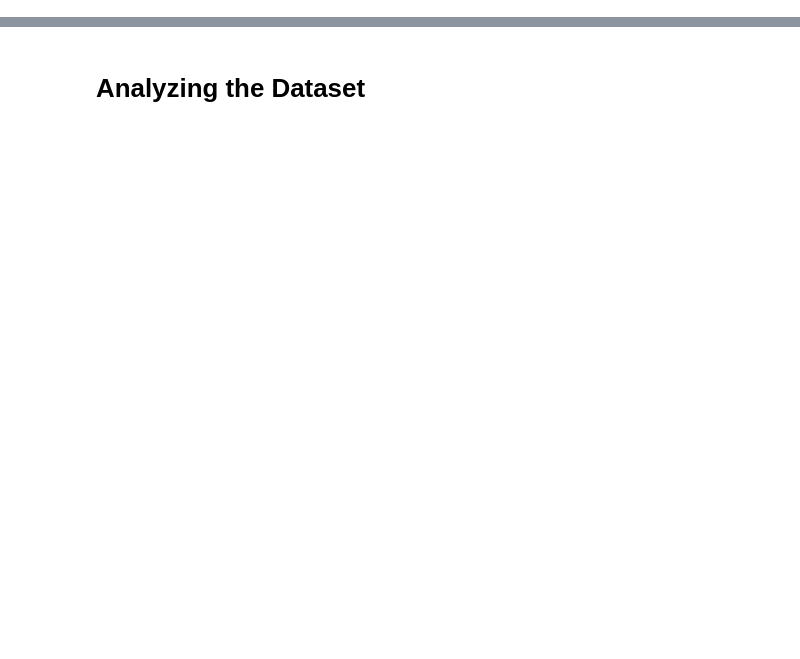
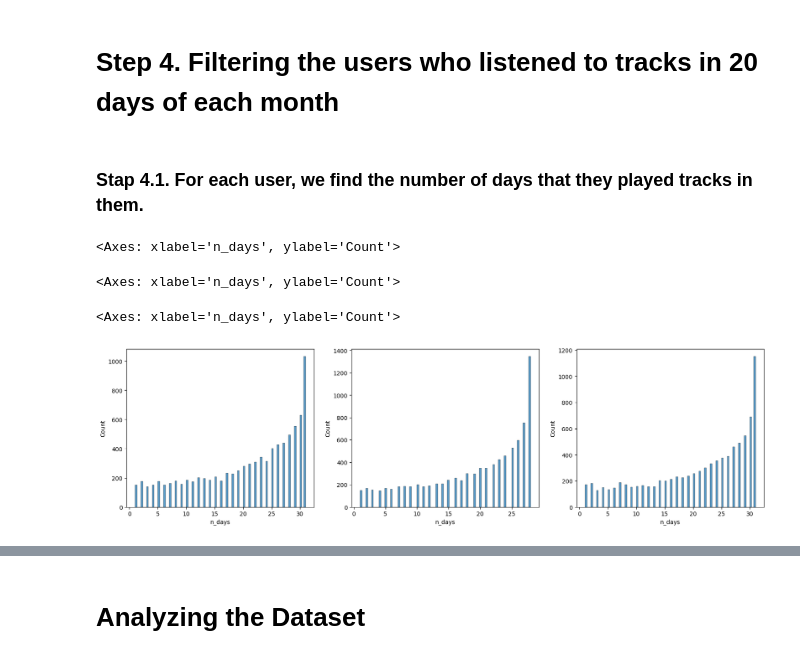
Before and after one commit to yeganegi-reza/Calibration, a Jupyter notebook: EDA/fm_2b.ipynb, the cells around one changed output, grey strips where cells are left out. Saved outputs shown, nothing was run; the diff lists cells and outputs as text; code cells hidden in the pictures; blank space fills up the shorter version.

```diff
--- a/EDA/fm_2b.ipynb
+++ b/EDA/fm_2b.ipynb
@@ -323,0 +276,14 @@ sub_inter_2019_2020.to_parquet("../artifacts/data_ingestion/lfm_2b/filter/sample
+# %%
+import sys
+import os
+import pandas as pd
+import seaborn as sns
+
+user_count_dic = {}
+for user_id in user_dic_2019.keys():
+    user_count_dic[user_id] = len(user_dic_2019[user_id])
+
+user_count_df = pd.DataFrame(zip(user_count_dic.keys(), user_count_dic.values()), columns=["user_id", "n_days"])
+display(user_count_df.head())
+print(len(user_count_df["user_id"].unique()))
+sns.histplot(user_count_df, x="n_days", bins=90)
@@ -323,0 +332,2 @@ sub_inter_2019_2020.to_parquet("../artifacts/data_ingestion/lfm_2b/filter/sample
+# %% [markdown]
+# Step 4. Filtering the users who listened to tracks in 20 days of each month
@@ -323,0 +357,35 @@ sub_inter_2019_2020.to_parquet("../artifacts/data_ingestion/lfm_2b/filter/sample
+# %% [markdown]
+### Stap 4.1. For each user, we find the number of days that they played tracks in them.
+# %%
+first_month_date = pd.to_datetime("2019-01-01 00:00:00")
+second_month_date = pd.to_datetime("2019-02-01 00:00:00")
+third_month_date = pd.to_datetime("2019-03-01 00:00:00")
+
+all_three_month_data = pd.read_parquet("../artifacts/data_ingestion/lfm_2b/filter/all_data_filtered_1.parquet")
+
+mask = (all_three_month_data.timestamp >= first_month_date) & (all_three_month_data.timestamp < second_month_date)
+month_1 = all_three_month_data[mask].copy()
+
+mask = (all_three_month_data.timestamp >= second_month_date) & (all_three_month_data.timestamp < third_month_date)
+month_2 = all_three_month_data[mask].copy()
+
+mask = (all_three_month_data.timestamp >= third_month_date)
+month_3 = all_three_month_data[mask].copy()
+
+user_count_df_1 = get_n_play_days_of_users(month_1)
+user_count_df_2 = get_n_play_days_of_users(month_2)
+user_count_df_3 = get_n_play_days_of_users(month_3)
+# %%
+import matplotlib.pyplot as plt
+import seaborn as sns
+
+fig, axes = plt.subplots(1, 3, figsize=(20, 5))
+
+display(sns.histplot(user_count_df_1, x="n_days", bins=90, ax=axes.ravel()[0]))
+display(sns.histplot(user_count_df_2, x="n_days", bins=90, ax=axes.ravel()[1]))
+display(sns.histplot(user_count_df_3, x="n_days", bins=90, ax=axes.ravel()[2]))
+# %% [output]
+<Axes: xlabel='n_days', ylabel='Count'>
+<Axes: xlabel='n_days', ylabel='Count'>
+<Axes: xlabel='n_days', ylabel='Count'>
+[figure, added]
```
Also changed, not shown: parts of 69 cells of this notebook, 1 other file.
